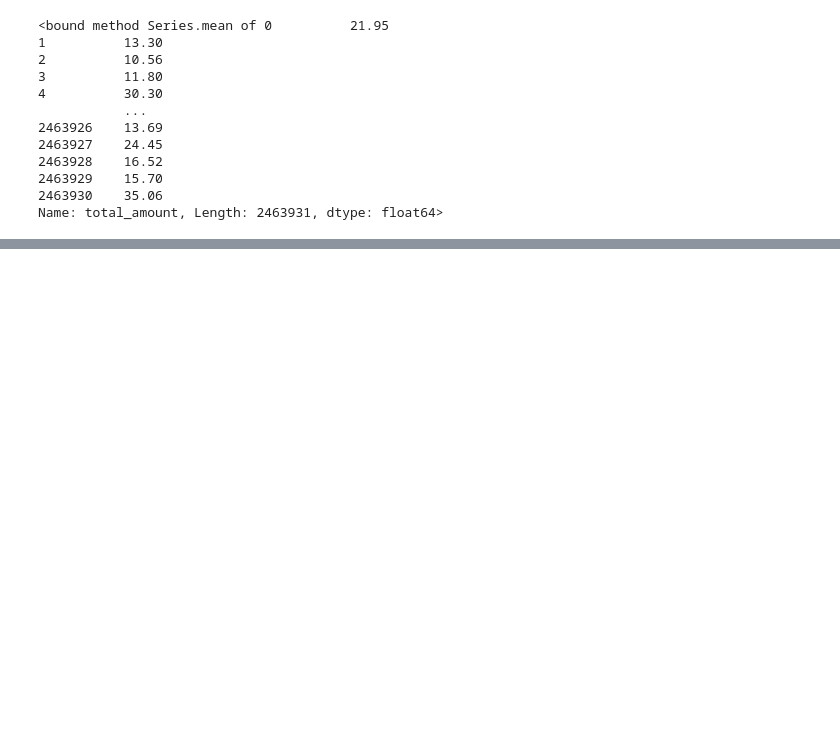
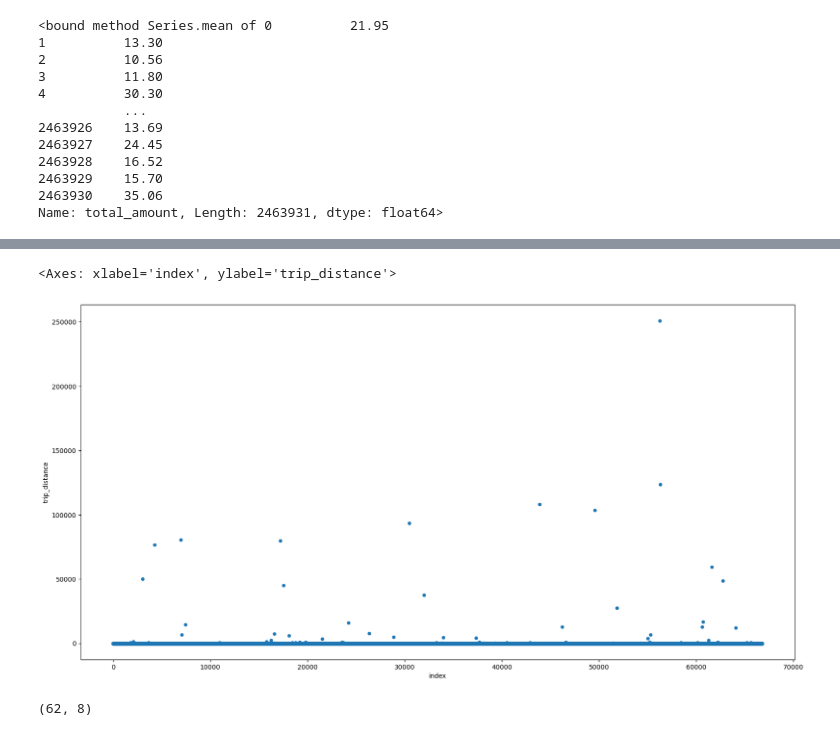
Before and after one commit to DanielAntares/new-york-taxi-analysis, a Jupyter notebook: presentable-notebook.ipynb, the cells around one changed output, grey strips where cells are left out. Cells and saved outputs as stored; diff of their text form; code cells hidden in the pictures; blank space fills up the shorter version.

```diff
--- a/presentable-notebook.ipynb
+++ b/presentable-notebook.ipynb
@@ -181,0 +603,9 @@ Name: total_amount, Length: 2463931, dtype: float64>
+# %%
+taxi_grouped_by_region.reset_index().plot(kind = 'scatter', figsize = (20,10), y = 'trip_distance', x = 'index')
+# %% [output]
+<Axes: xlabel='index', ylabel='trip_distance'>
+[figure, added]
+# %%
+taxi_grouped_by_region[taxi_grouped_by_region['trip_distance']>=200].shape
+# %% [output]
+(62, 8)
```
Also changed, not shown: parts of 125 cells of this notebook, 1 other file.
